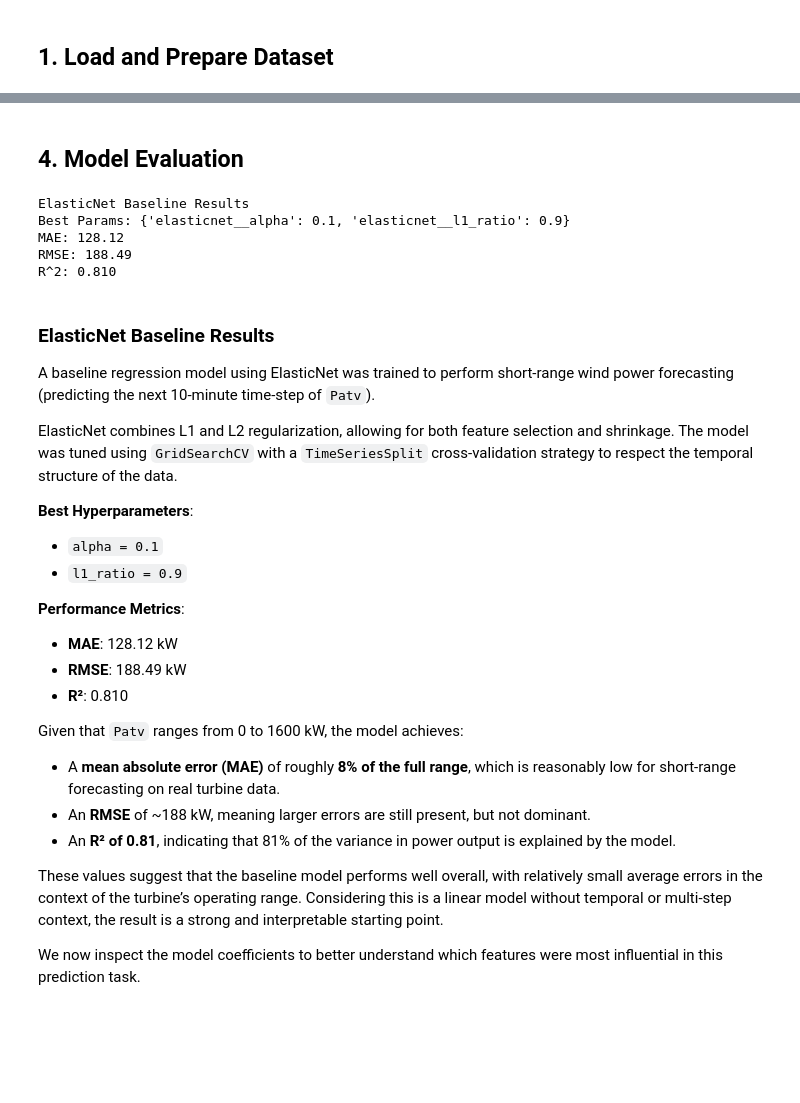
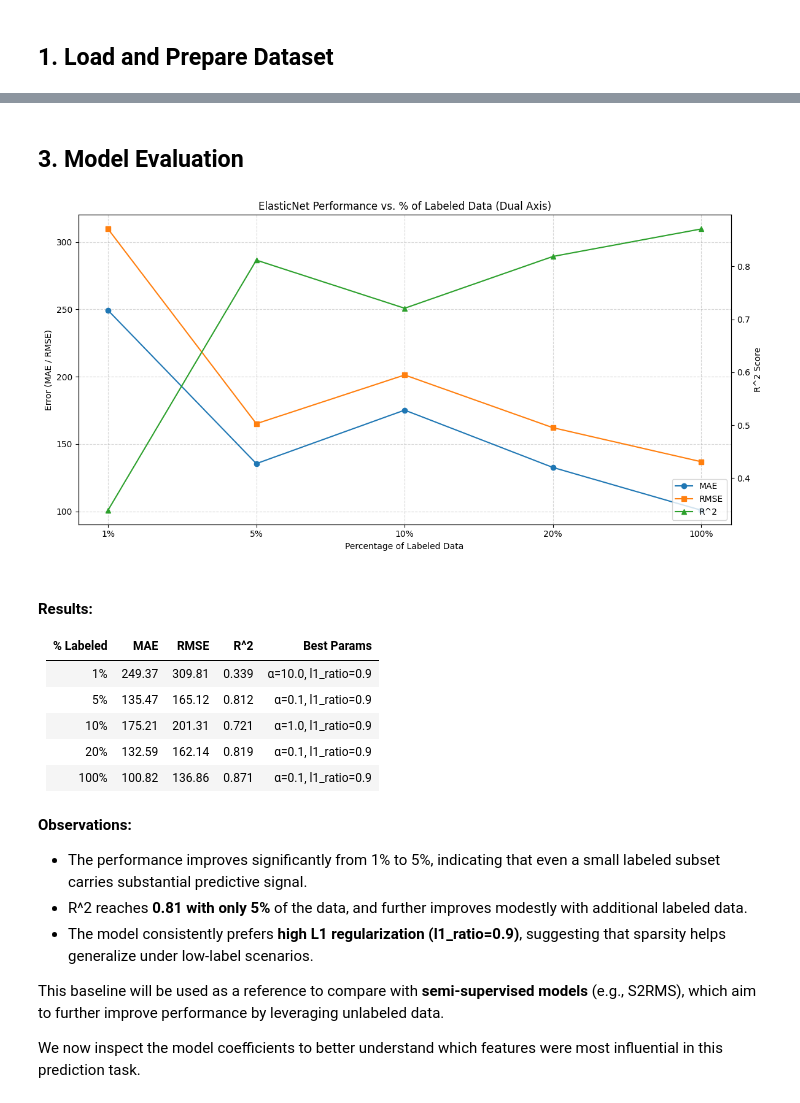
Before and after one commit to npinto97/S2R-Wind, a Jupyter notebook: notebooks/3_1_baseline.ipynb, the cells around one changed output, grey strips where cells are left out. Saved outputs shown, nothing was run; the diff lists cells and outputs as text; code cells hidden in the pictures; blank space fills up the shorter version.

Commit message:
Update baseline notebook

```diff
--- a/notebooks/3_1_baseline.ipynb
+++ b/notebooks/3_1_baseline.ipynb
@@ -13,3 +30,6 @@ from sklearn.metrics import mean_absolute_error, r2_score, root_mean_squared_err
+# %%
+PERCENTAGES = [0.01, 0.05, 0.1, 0.2, 1.0]
+RANDOM_STATE = 42
 # %% [markdown]
 ## 1. Load and Prepare Dataset
 # %%
@@ -29 +45,3 @@ tscv = TimeSeriesSplit(n_splits=10)
+# %%
+results = {}
 # %% [markdown]
@@ -57,2 +126,2 @@ Fitting 10 folds for each of 9 candidates, totalling 90 fits
 # %% [markdown]
-## 4. Model Evaluation
+## 3. Model Evaluation
@@ -63,38 +128,51 @@ r2 = r2_score(y, y_pred)
 # %%
-print("ElasticNet Baseline Results")
-print(f"Best Params: {grid_search.best_params_}")
-print(f"MAE: {mae:.2f}")
-print(f"RMSE: {rmse:.2f}")
-print(f"R^2: {r2:.3f}")
+labels = list(results.keys())
+
+maes = [results[k]['MAE'] for k in labels]
+rmses = [results[k]['RMSE'] for k in labels]
+r2s = [results[k]['R2'] for k in labels]
+
+fig, ax1 = plt.subplots(figsize=(12, 6))
+
+ax1.set_xlabel("Percentage of Labeled Data")
+ax1.set_ylabel("Error (MAE / RMSE)")
+ax1.plot(labels, maes, marker='o', linestyle='-', label="MAE", color='tab:blue')
+ax1.plot(labels, rmses, marker='s', linestyle='-', label="RMSE", color='tab:orange')
+ax1.tick_params(axis='y')
+ax1.grid(True, linestyle='--', alpha=0.5)
+
+ax2 = ax1.twinx()
+ax2.set_ylabel("R^2 Score")
+ax2.plot(labels, r2s, marker='^', linestyle='-', label="R^2", color='tab:green')
+ax2.tick_params(axis='y')
+
+lines1, labels1 = ax1.get_legend_handles_labels()
+lines2, labels2 = ax2.get_legend_handles_labels()
+ax1.legend(lines1 + lines2, labels1 + labels2, loc='lower right')
+
+plt.title("ElasticNet Performance vs. % of Labeled Data (Dual Axis)")
+plt.tight_layout()
+plt.show()
 # %% [output]
-ElasticNet Baseline Results
-Best Params: {'elasticnet__alpha': 0.1, 'elasticnet__l1_ratio': 0.9}
-MAE: 128.12
-RMSE: 188.49
-R^2: 0.810
+[figure, added]
 # %% [markdown]
-### ElasticNet Baseline Results
+#### Results:
 
-A baseline regression model using ElasticNet was trained to perform short-range wind power forecasting (predicting the next 10-minute time-step of `Patv`).
+| % Labeled | MAE    | RMSE   | R^2    | Best Params           |
+| --------- | ------ | ------ | ----- | --------------------- |
+| 1%        | 249.37 | 309.81 | 0.339 | α=10.0, l1\_ratio=0.9 |
+| 5%        | 135.47 | 165.12 | 0.812 | α=0.1, l1\_ratio=0.9  |
+| 10%       | 175.21 | 201.31 | 0.721 | α=1.0, l1\_ratio=0.9  |
+| 20%       | 132.59 | 162.14 | 0.819 | α=0.1, l1\_ratio=0.9  |
+| 100%      | 100.82 | 136.86 | 0.871 | α=0.1, l1\_ratio=0.9  |
 
-ElasticNet combines L1 and L2 regularization, allowing for both feature selection and shrinkage. The model was tuned using `GridSearchCV` with a `TimeSeriesSplit` cross-validation strategy to respect the temporal structure of the data.
+#### Observations:
 
-**Best Hyperparameters**:
-- `alpha = 0.1`
-- `l1_ratio = 0.9`
+* The performance improves significantly from 1% to 5%, indicating that even a small labeled subset carries substantial predictive signal.
+* R^2 reaches **0.81 with only 5%** of the data, and further improves modestly with additional labeled data.
+* The model consistently prefers **high L1 regularization (l1\_ratio=0.9)**, suggesting that sparsity helps generalize under low-label scenarios.
 
-**Performance Metrics**:
-- **MAE**: 128.12 kW
-- **RMSE**: 188.49 kW
-- **R²**: 0.810
-
-Given that `Patv` ranges from 0 to 1600 kW, the model achieves:
-
-- A **mean absolute error (MAE)** of roughly **8% of the full range**, which is reasonably low for short-range forecasting on real turbine data.
-- An **RMSE** of ~188 kW, meaning larger errors are still present, but not dominant.
-- An **R² of 0.81**, indicating that 81% of the variance in power output is explained by the model.
-
-These values suggest that the baseline model performs well overall, with relatively small average errors in the context of the turbine’s operating range. Considering this is a linear model without temporal or multi-step context, the result is a strong and interpretable starting point.
+This baseline will be used as a reference to compare with **semi-supervised models** (e.g., S2RMS), which aim to further improve performance by leveraging unlabeled data.
 
 We now inspect the model coefficients to better understand which features were most influential in this prediction task.
 # %%
```
Also changed, not shown: parts of 13 cells of this notebook, 1 other file.
